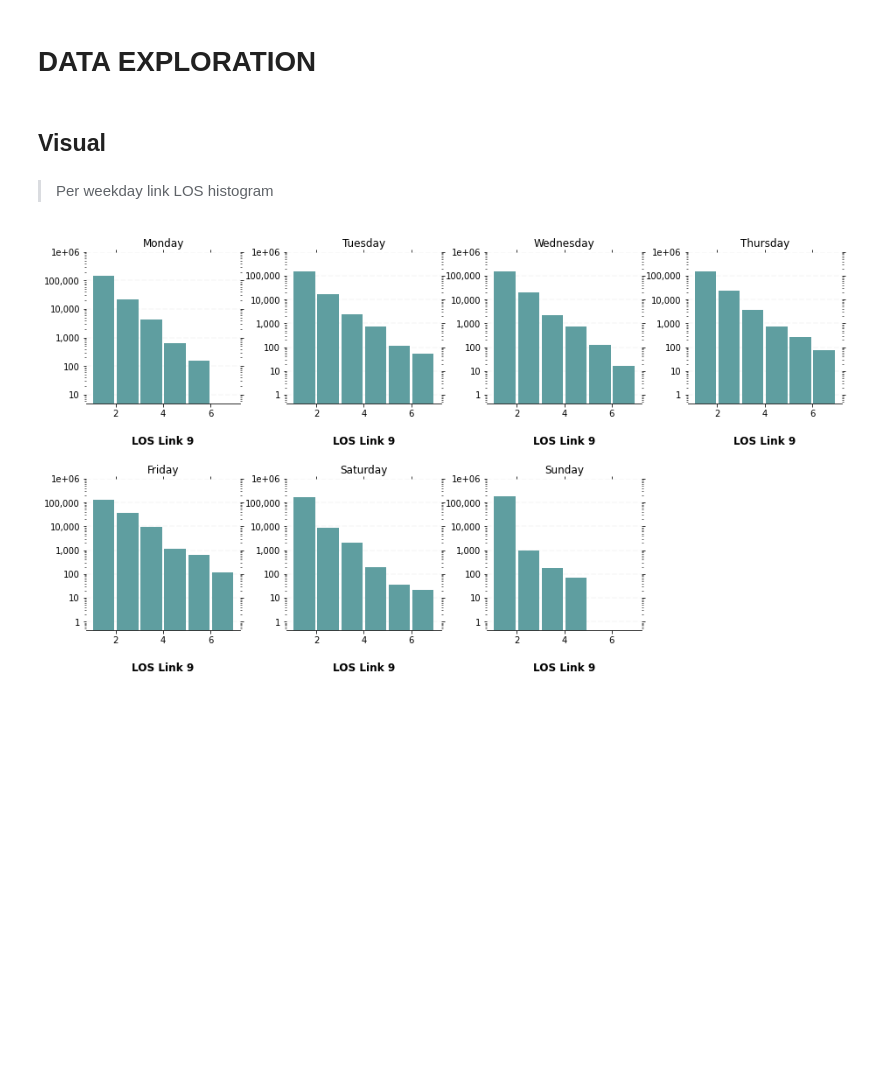
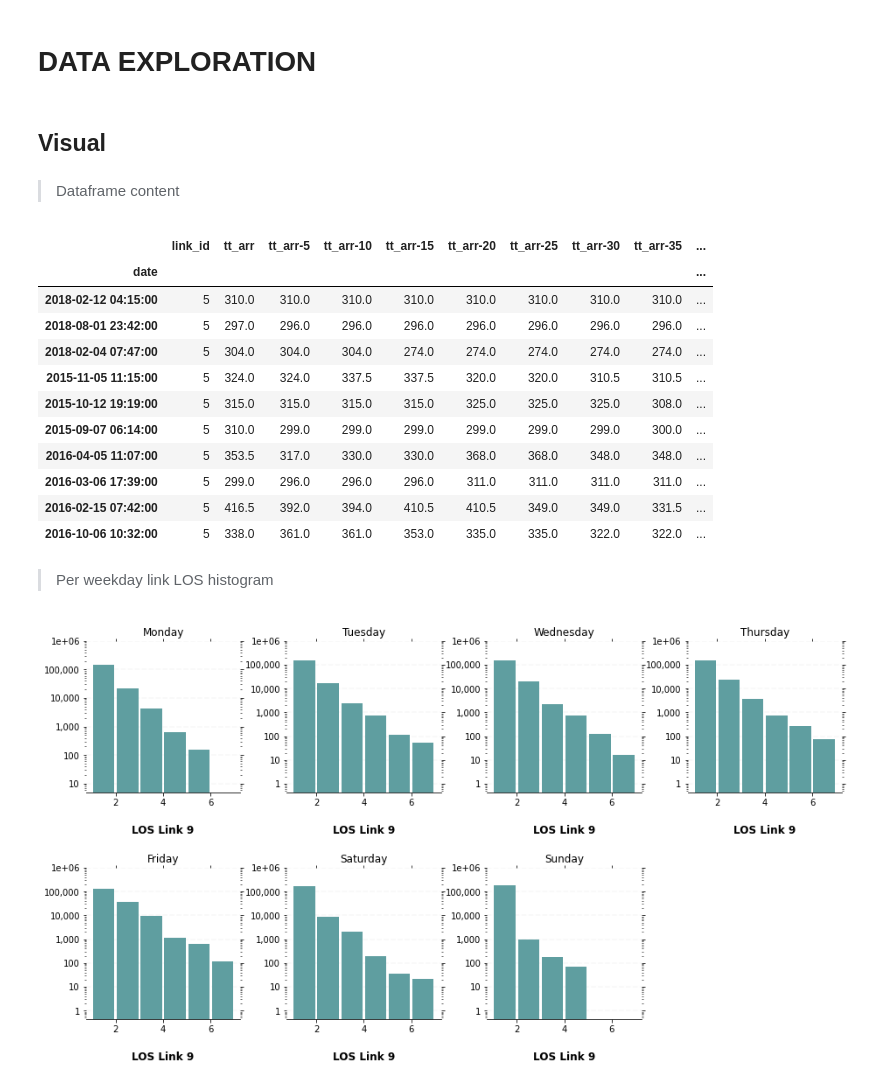
Before and after one commit to 4datascience/Traffic, a Jupyter notebook: Feature_engineering.ipynb, the cells around one changed output. Drawn from its saved outputs; the diff is of its cells as text; code cells hidden in the pictures; blank space fills up the shorter version.

```diff
--- a/Feature_engineering.ipynb
+++ b/Feature_engineering.ipynb
@@ -117,6 +175,23 @@ validation_df = validation_df.set_index("date")
 # DATA EXPLORATION
 # %% [markdown]
 ## Visual
+# %% [markdown]
+> Dataframe content
+# %%
+training_df[training_df['link_id']==5].sample(n=10)
+# %% [output]
+|  | link_id | tt_arr | tt_arr-5 | tt_arr-10 | tt_arr-15 | tt_arr-20 | tt_arr-25 | tt_arr-30 | tt_arr-35 | ... |
+| date |  |  |  |  |  |  |  |  |  | ... |
+| 2018-02-12 04:15:00 | 5 | 310.0 | 310.0 | 310.0 | 310.0 | 310.0 | 310.0 | 310.0 | 310.0 | ... |
+| 2018-08-01 23:42:00 | 5 | 297.0 | 296.0 | 296.0 | 296.0 | 296.0 | 296.0 | 296.0 | 296.0 | ... |
+| 2018-02-04 07:47:00 | 5 | 304.0 | 304.0 | 304.0 | 274.0 | 274.0 | 274.0 | 274.0 | 274.0 | ... |
+| 2015-11-05 11:15:00 | 5 | 324.0 | 324.0 | 337.5 | 337.5 | 320.0 | 320.0 | 310.5 | 310.5 | ... |
+| 2015-10-12 19:19:00 | 5 | 315.0 | 315.0 | 315.0 | 315.0 | 325.0 | 325.0 | 325.0 | 308.0 | ... |
+| 2015-09-07 06:14:00 | 5 | 310.0 | 299.0 | 299.0 | 299.0 | 299.0 | 299.0 | 299.0 | 300.0 | ... |
+| 2016-04-05 11:07:00 | 5 | 353.5 | 317.0 | 330.0 | 330.0 | 368.0 | 368.0 | 348.0 | 348.0 | ... |
+| 2016-03-06 17:39:00 | 5 | 299.0 | 296.0 | 296.0 | 296.0 | 311.0 | 311.0 | 311.0 | 311.0 | ... |
+| 2016-02-15 07:42:00 | 5 | 416.5 | 392.0 | 394.0 | 410.5 | 410.5 | 349.0 | 349.0 | 331.5 | ... |
+| 2016-10-06 10:32:00 | 5 | 338.0 | 361.0 | 361.0 | 353.0 | 335.0 | 335.0 | 322.0 | 322.0 | ... |
 # %% [markdown]
 > Per weekday link LOS histogram
 # %%
```
Also changed, not shown: parts of 18 cells of this notebook.
